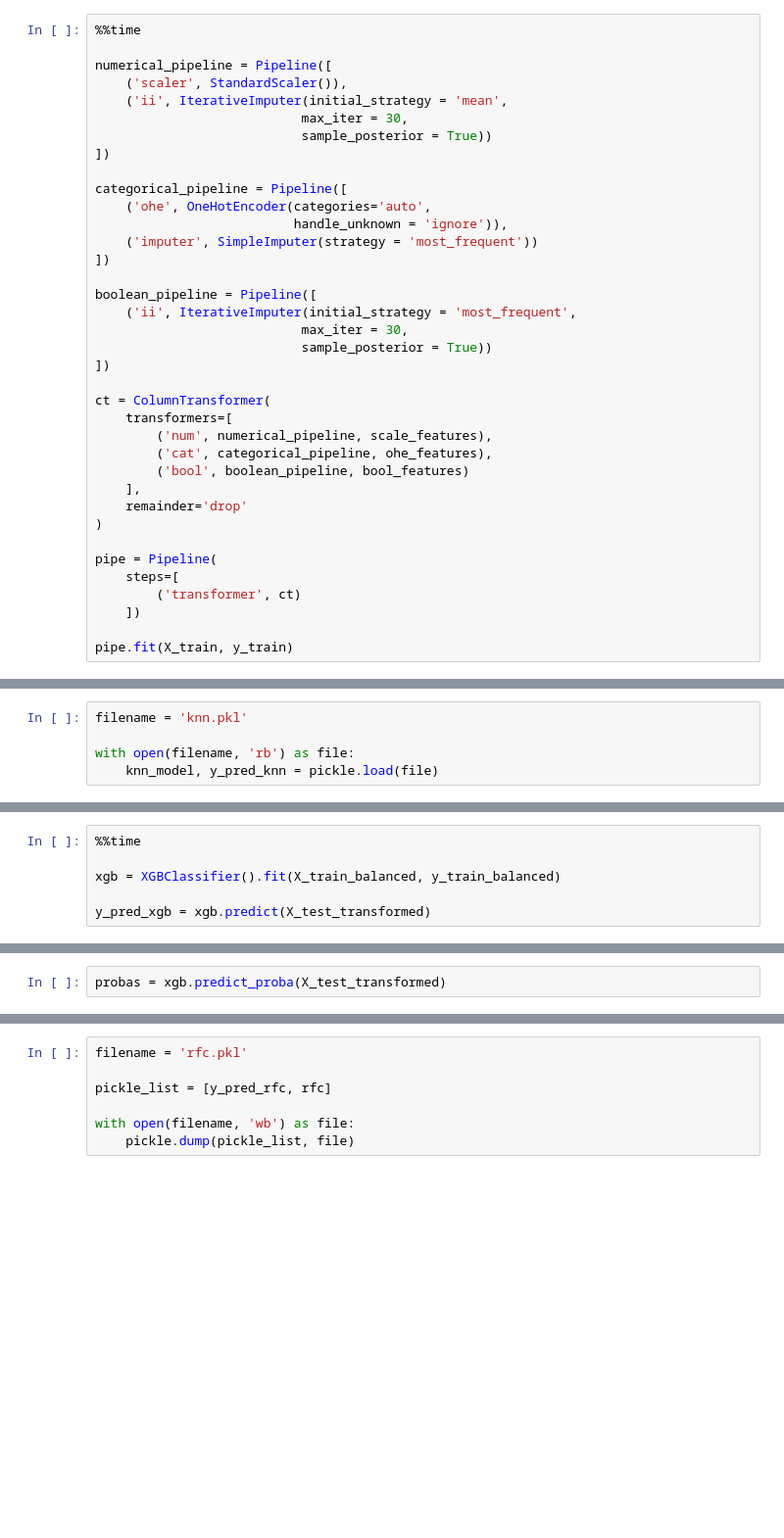
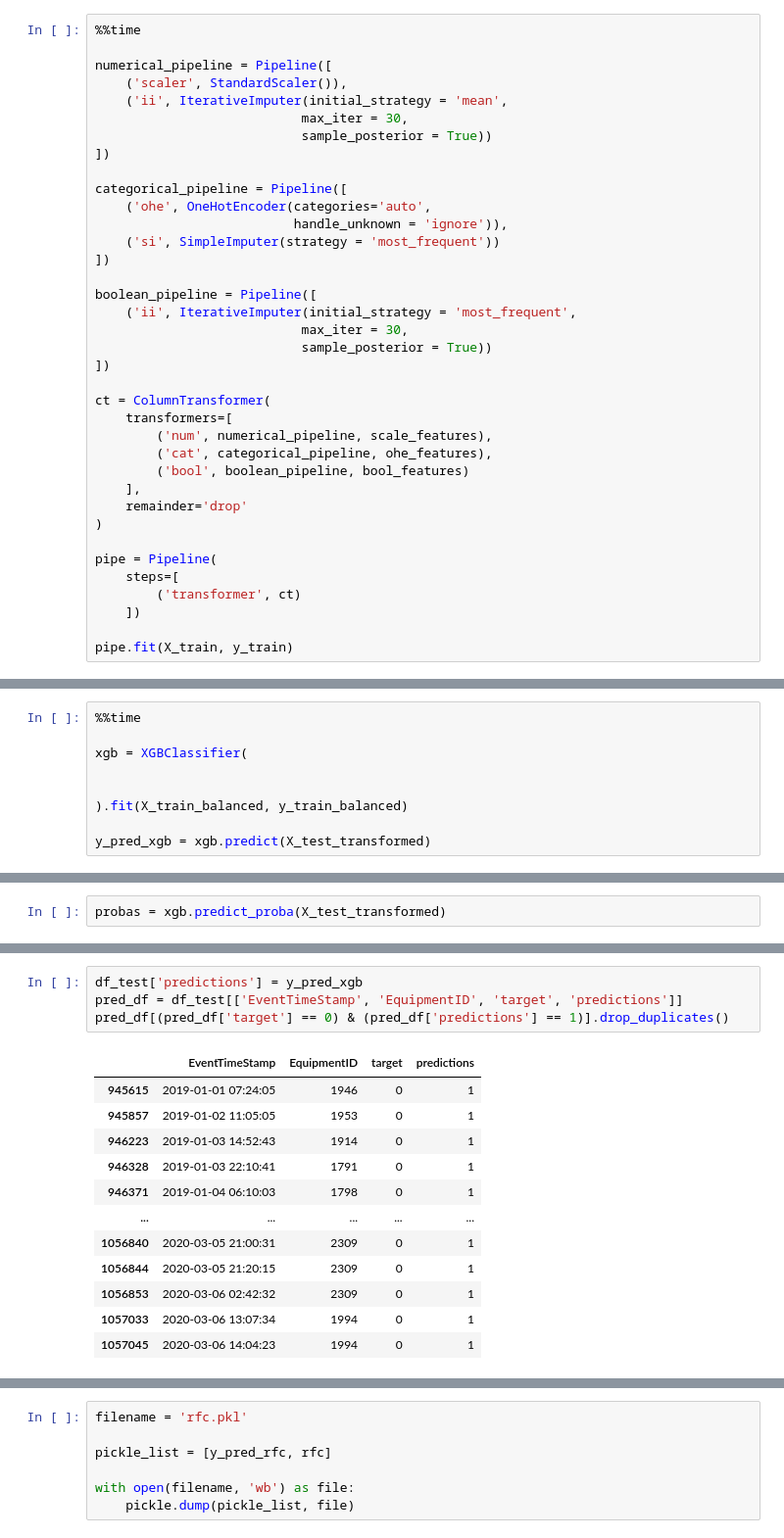
Before and after one commit to nss-data-science-cohort-8/nss-data-science-cohort-8-classroom-big-g-big-g, a Jupyter notebook: notebooks/big-rigs_data_modeling.ipynb, the cells around one changed output, grey strips where cells are left out. Shown: that part at 98% size. Saved outputs shown, nothing was run; the diff lists cells and outputs as text; blank space fills up the shorter version.

```diff
--- a/notebooks/big-rigs_data_modeling.ipynb
+++ b/notebooks/big-rigs_data_modeling.ipynb
@@ -200,7 +202,7 @@ numerical_pipeline = Pipeline([
 categorical_pipeline = Pipeline([
     ('ohe', OneHotEncoder(categories='auto',
                           handle_unknown = 'ignore')),
-    ('imputer', SimpleImputer(strategy = 'most_frequent'))
+    ('si', SimpleImputer(strategy = 'most_frequent'))
 ])
 
 boolean_pipeline = Pipeline([
@@ -291,5 +277,0 @@ with open(filename, 'wb') as file:
-# %%
-filename = 'knn.pkl'
-
-with open(filename, 'rb') as file:
-    knn_model, y_pred_knn = pickle.load(file)
@@ -304,7 +306,10 @@ print(classification_report(y_test, y_pred_knn, zero_division = 0))
 # %%
 %%time
 
-xgb = XGBClassifier().fit(X_train_balanced, y_train_balanced)
+xgb = XGBClassifier(
+
+
+).fit(X_train_balanced, y_train_balanced)
 
 y_pred_xgb = xgb.predict(X_test_transformed)
 # %% [output]
@@ -347,0 +355,17 @@ plt.show()
+# %%
+df_test['predictions'] = y_pred_xgb
+pred_df = df_test[['EventTimeStamp', 'EquipmentID', 'target', 'predictions']]
+pred_df[(pred_df['target'] == 0) & (pred_df['predictions'] == 1)].drop_duplicates()
+# %% [output]
+|  | EventTimeStamp | EquipmentID | target | predictions |
+| 945615 | 2019-01-01 07:24:05 | 1946 | 0 | 1 |
+| 945857 | 2019-01-02 11:05:05 | 1953 | 0 | 1 |
+| 946223 | 2019-01-03 14:52:43 | 1914 | 0 | 1 |
+| 946328 | 2019-01-03 22:10:41 | 1791 | 0 | 1 |
+| 946371 | 2019-01-04 06:10:03 | 1798 | 0 | 1 |
+| ... | ... | ... | ... | ... |
+| 1056840 | 2020-03-05 21:00:31 | 2309 | 0 | 1 |
+| 1056844 | 2020-03-05 21:20:15 | 2309 | 0 | 1 |
+| 1056853 | 2020-03-06 02:42:32 | 2309 | 0 | 1 |
+| 1057033 | 2020-03-06 13:07:34 | 1994 | 0 | 1 |
+| 1057045 | 2020-03-06 14:04:23 | 1994 | 0 | 1 |
```
Also changed, not shown: parts of 46 cells of this notebook.
